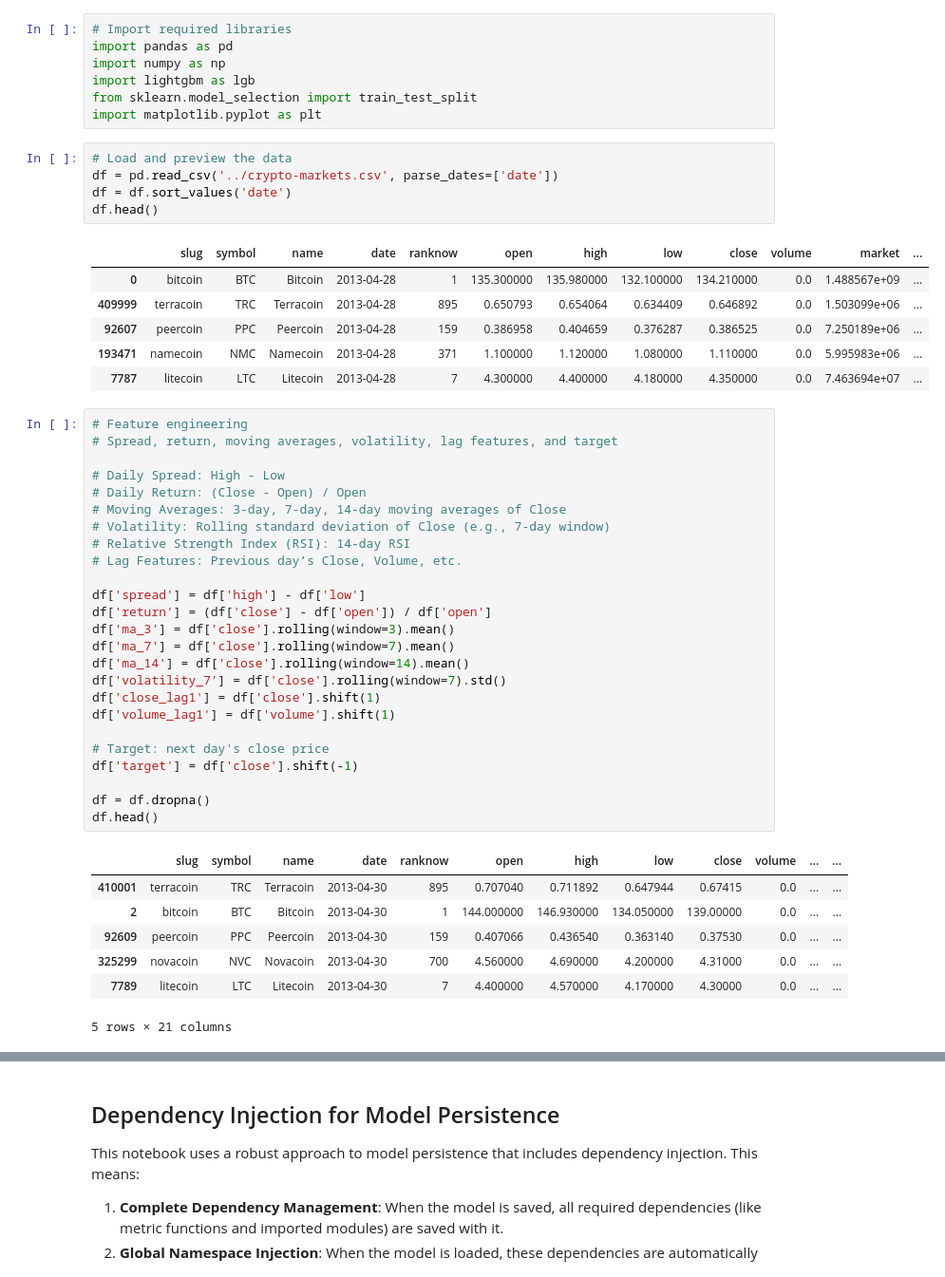
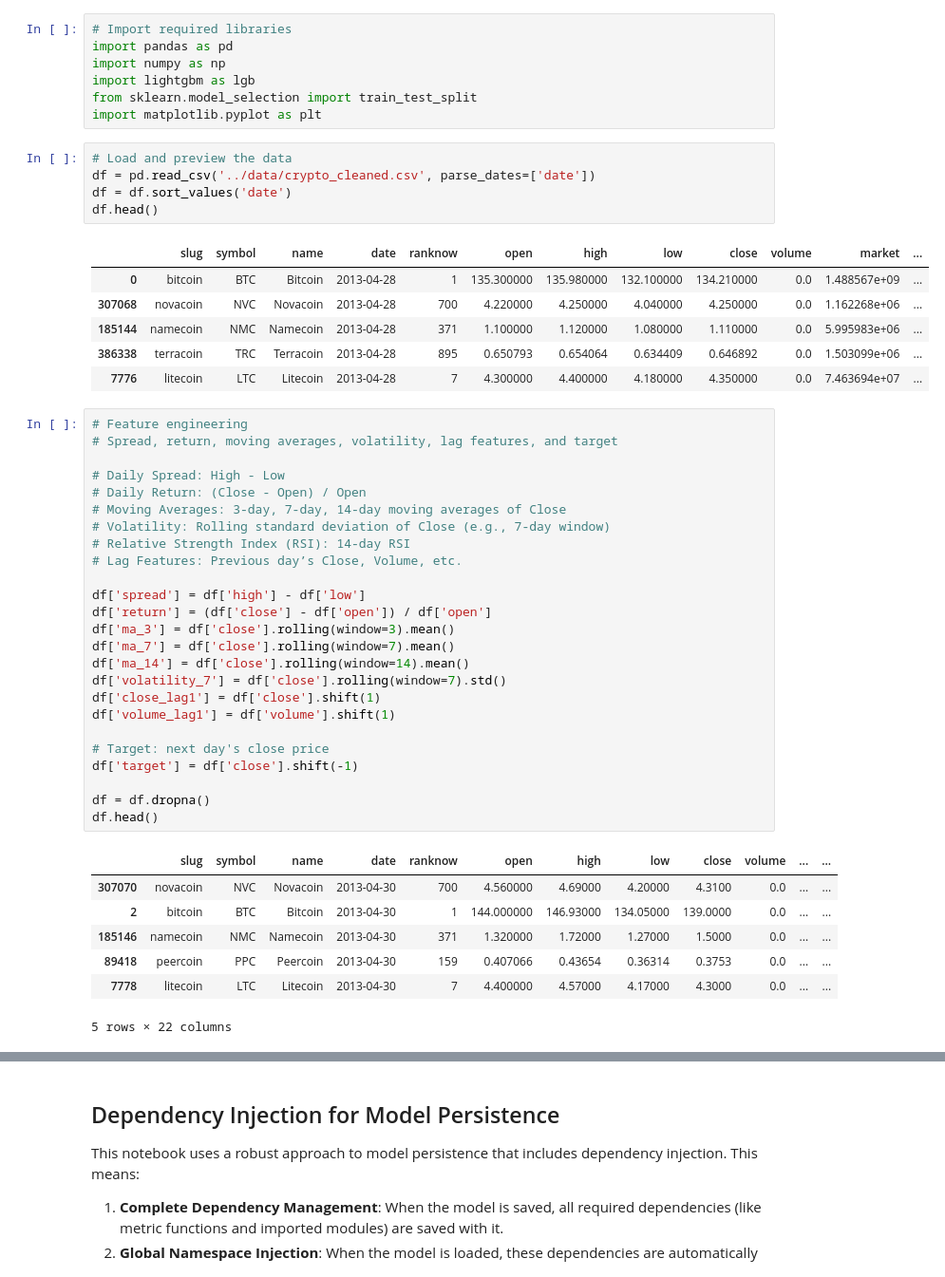
Before and after one commit to deysoumyadey/UofT-DSI-Cohort5-ML-T1, a Jupyter notebook: analysis-soumya/exploration.ipynb, the cells around one changed output, grey strips where cells are left out. Shown: that part at 95% size. Drawn from its saved outputs; the diff is of its cells as text.

Commit message:
Cleaned models

```diff
--- a/analysis-soumya/exploration.ipynb
+++ b/analysis-soumya/exploration.ipynb
@@ -41,16 +41,16 @@ from sklearn.model_selection import train_test_split
 import matplotlib.pyplot as plt
 # %%
 # Load and preview the data
-df = pd.read_csv('../crypto-markets.csv', parse_dates=['date'])
+df = pd.read_csv('../data/crypto_cleaned.csv', parse_dates=['date'])
 df = df.sort_values('date')
 df.head()
 # %% [output]
 |  | slug | symbol | name | date | ranknow | open | high | low | close | volume | market | ... |
 | 0 | bitcoin | BTC | Bitcoin | 2013-04-28 | 1 | 135.300000 | 135.980000 | 132.100000 | 134.210000 | 0.0 | 1.488567e+09 | ... |
-| 409999 | terracoin | TRC | Terracoin | 2013-04-28 | 895 | 0.650793 | 0.654064 | 0.634409 | 0.646892 | 0.0 | 1.503099e+06 | ... |
-| 92607 | peercoin | PPC | Peercoin | 2013-04-28 | 159 | 0.386958 | 0.404659 | 0.376287 | 0.386525 | 0.0 | 7.250189e+06 | ... |
-| 193471 | namecoin | NMC | Namecoin | 2013-04-28 | 371 | 1.100000 | 1.120000 | 1.080000 | 1.110000 | 0.0 | 5.995983e+06 | ... |
-| 7787 | litecoin | LTC | Litecoin | 2013-04-28 | 7 | 4.300000 | 4.400000 | 4.180000 | 4.350000 | 0.0 | 7.463694e+07 | ... |
+| 307068 | novacoin | NVC | Novacoin | 2013-04-28 | 700 | 4.220000 | 4.250000 | 4.040000 | 4.250000 | 0.0 | 1.162268e+06 | ... |
+| 185144 | namecoin | NMC | Namecoin | 2013-04-28 | 371 | 1.100000 | 1.120000 | 1.080000 | 1.110000 | 0.0 | 5.995983e+06 | ... |
+| 386338 | terracoin | TRC | Terracoin | 2013-04-28 | 895 | 0.650793 | 0.654064 | 0.634409 | 0.646892 | 0.0 | 1.503099e+06 | ... |
+| 7776 | litecoin | LTC | Litecoin | 2013-04-28 | 7 | 4.300000 | 4.400000 | 4.180000 | 4.350000 | 0.0 | 7.463694e+07 | ... |
 # %%
 # Feature engineering
 # Spread, return, moving averages, volatility, lag features, and target
@@ -78,12 +78,12 @@ df = df.dropna()
 df.head()
 # %% [output]
 |  | slug | symbol | name | date | ranknow | open | high | low | close | volume | ... | ... |
-| 410001 | terracoin | TRC | Terracoin | 2013-04-30 | 895 | 0.707040 | 0.711892 | 0.647944 | 0.67415 | 0.0 | ... | ... |
-| 2 | bitcoin | BTC | Bitcoin | 2013-04-30 | 1 | 144.000000 | 146.930000 | 134.050000 | 139.00000 | 0.0 | ... | ... |
-| 92609 | peercoin | PPC | Peercoin | 2013-04-30 | 159 | 0.407066 | 0.436540 | 0.363140 | 0.37530 | 0.0 | ... | ... |
-| 325299 | novacoin | NVC | Novacoin | 2013-04-30 | 700 | 4.560000 | 4.690000 | 4.200000 | 4.31000 | 0.0 | ... | ... |
-| 7789 | litecoin | LTC | Litecoin | 2013-04-30 | 7 | 4.400000 | 4.570000 | 4.170000 | 4.30000 | 0.0 | ... | ... |
+| 307070 | novacoin | NVC | Novacoin | 2013-04-30 | 700 | 4.560000 | 4.69000 | 4.20000 | 4.3100 | 0.0 | ... | ... |
+| 2 | bitcoin | BTC | Bitcoin | 2013-04-30 | 1 | 144.000000 | 146.93000 | 134.05000 | 139.0000 | 0.0 | ... | ... |
+| 185146 | namecoin | NMC | Namecoin | 2013-04-30 | 371 | 1.320000 | 1.72000 | 1.27000 | 1.5000 | 0.0 | ... | ... |
+| 89418 | peercoin | PPC | Peercoin | 2013-04-30 | 159 | 0.407066 | 0.43654 | 0.36314 | 0.3753 | 0.0 | ... | ... |
+| 7778 | litecoin | LTC | Litecoin | 2013-04-30 | 7 | 4.400000 | 4.57000 | 4.17000 | 4.3000 | 0.0 | ... | ... |
-5 rows × 21 columns
+5 rows × 22 columns
 # %%
 # Split data into train and test sets (time-based split)
 features = ['open', 'high', 'low', 'close', 'volume', 'spread', 'return', 'ma_3', 'ma_7', 'ma_14', 'volatility_7', 'close_lag1', 'volume_lag1']
```
Also changed, not shown: parts of 15 cells of this notebook, 34 other files.
